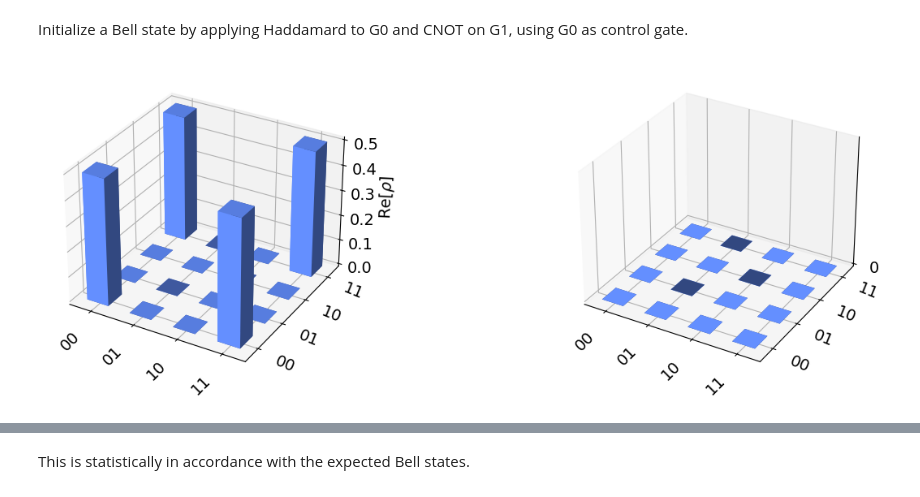
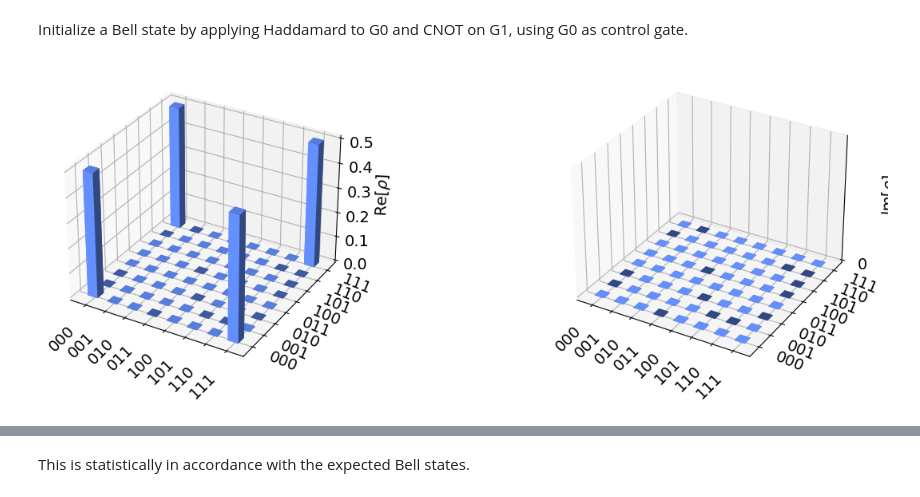
Before and after one commit to hkve/Lipkin-Model-FYS5419, a Jupyter notebook: Project1.ipynb, the cells around one changed output, grey strips where cells are left out. Saved outputs shown, nothing was run; the diff lists cells and outputs as text; code cells hidden in the pictures.

Commit message:
Masse Gøye plots av GHZ!

```diff
--- a/Project1.ipynb
+++ b/Project1.ipynb
@@ -73,14 +74,16 @@ Initialize a Bell state by applying Haddamard to G0 and CNOT on G1, using G0 as
 # %%
 qc_2 = QuantumCircuit()
 
-qr_2 = QuantumRegister(2, 'qreg')
+qr_2 = QuantumRegister(3, 'qreg')
 qc_2.add_register(qr_2)
 
-cr_2 = ClassicalRegister(2, 'creg')
+cr_2 = ClassicalRegister(3, 'creg')
 qc_2.add_register(cr_2)
 qc_2.h(0)
 qc_2.cx(0,1)
+qc_2.cx(1,2)
+
 state = Statevector(qc_2)
 plot_state_city(state)
 # %% [output]
-[figure, old version]
+[figure, new version]
```
Also changed, not shown: parts of 16 cells of this notebook.
